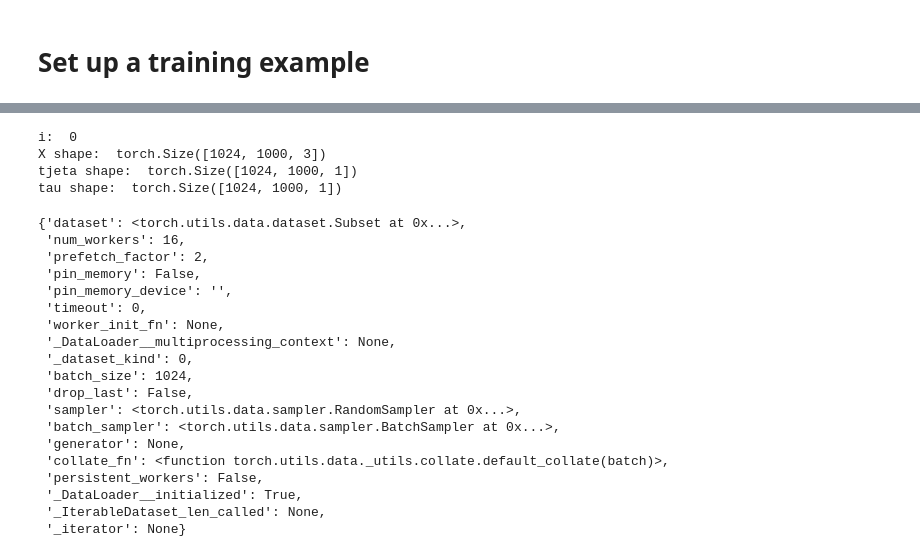
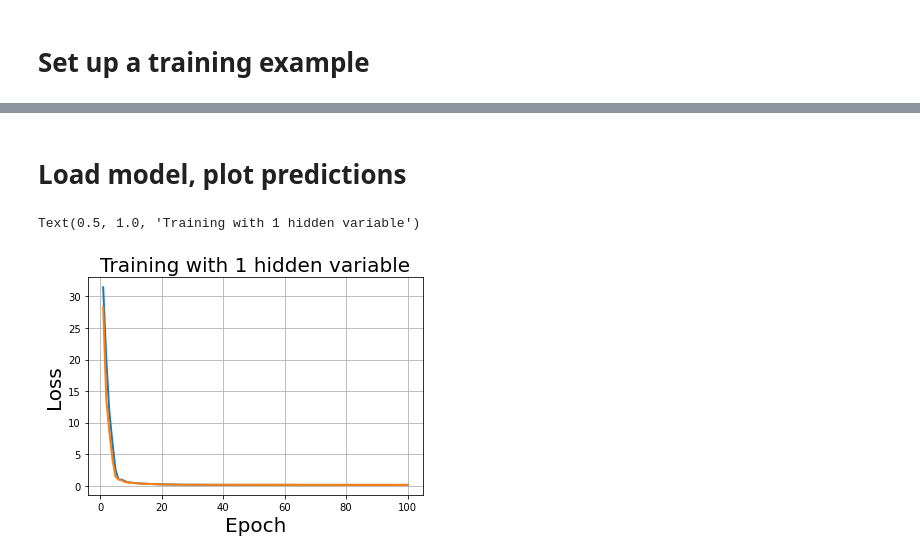
Before and after one commit to Shengduo/RateStateFrictionTraining, a Jupyter notebook: Trial.ipynb, the cells around one changed output, grey strips where cells are left out. Cells and saved outputs as stored; diff of their text form; code cells hidden in the pictures.

```diff
--- a/Trial.ipynb
+++ b/Trial.ipynb
@@ -616,34 +658,23 @@ RuntimeError: DataLoader worker (pid(s) 3008135) exited unexpectedly
-# %%
-for i, (X, theta, tau) in enumerate(trainDataLoader):
-    print('i: ', i)
-    print('X shape: ', X.shape)
-    print('theta shape: ', theta.shape)
-    print('tau shape: ', tau.shape)
-    break
-# %% [output]
-i:  0
-X shape:  torch.Size([1024, 1000, 3])
-tjeta shape:  torch.Size([1024, 1000, 1])
-tau shape:  torch.Size([1024, 1000, 1])
-# %%
-vars(trainDataLoader)
-# %% [output]
-{'dataset': <torch.utils.data.dataset.Subset at 0x...>,
- 'num_workers': 16,
- 'prefetch_factor': 2,
- 'pin_memory': False,
- 'pin_memory_device': '',
- 'timeout': 0,
- 'worker_init_fn': None,
- '_DataLoader__multiprocessing_context': None,
- '_dataset_kind': 0,
- 'batch_size': 1024,
- 'drop_last': False,
- 'sampler': <torch.utils.data.sampler.RandomSampler at 0x...>,
- 'batch_sampler': <torch.utils.data.sampler.BatchSampler at 0x...>,
- 'generator': None,
- 'collate_fn': <function torch.utils.data._utils.collate.default_collate(batch)>,
- 'persistent_workers': False,
- '_DataLoader__initialized': True,
- '_IterableDataset_len_called': None,
- '_iterator': None}
+# %% [markdown]
+# Load model, plot predictions
+# %%
+# Paths
+model_save_path = './data/model_10000_1013.pth'
+loss_save_path = './data/loss_10000_1013.pt'
+trainedModel = torch.load(model_save_path)
+loadedHistory = torch.load(loss_save_path)
+
+loss_history_train = loadedHistory['train_loss']
+loss_history_test = loadedHistory['test_loss']
+
+# Plot loss-epoch curve
+plt.plot(range(1, 1 + len(loss_history_train)), loss_history_train, linewidth = 2.0)
+plt.plot(range(1, 1 + len(loss_history_test)), loss_history_test, linewidth = 2.0)
+plt.grid()
+
+plt.xlabel('Epoch', fontsize = 20)
+plt.ylabel('Loss', fontsize = 20)
+plt.title('Training with 1 hidden variable', fontsize = 20)
+# %% [output]
+Text(0.5, 1.0, 'Training with 1 hidden variable')
+[figure, added]
```
Also changed, not shown: parts of 11 cells of this notebook.
